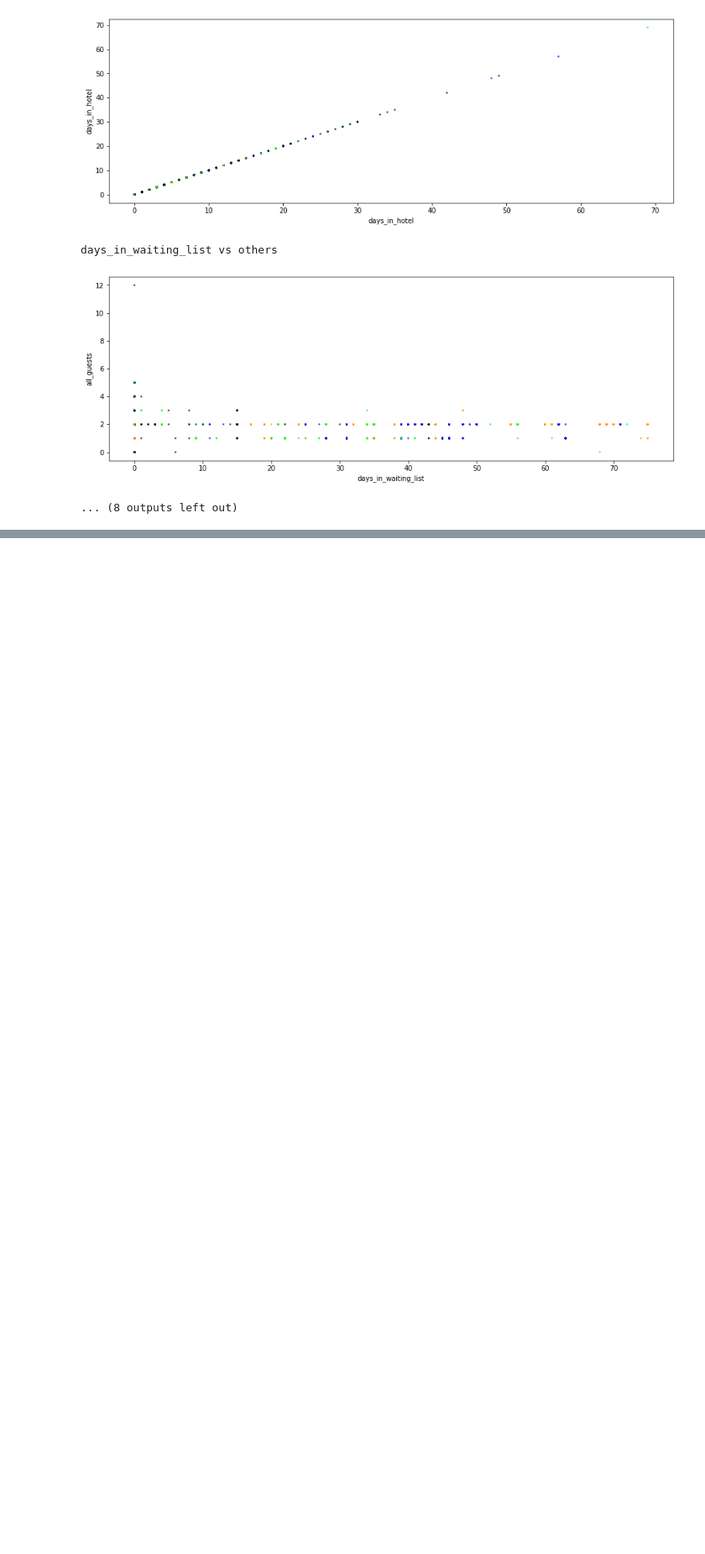
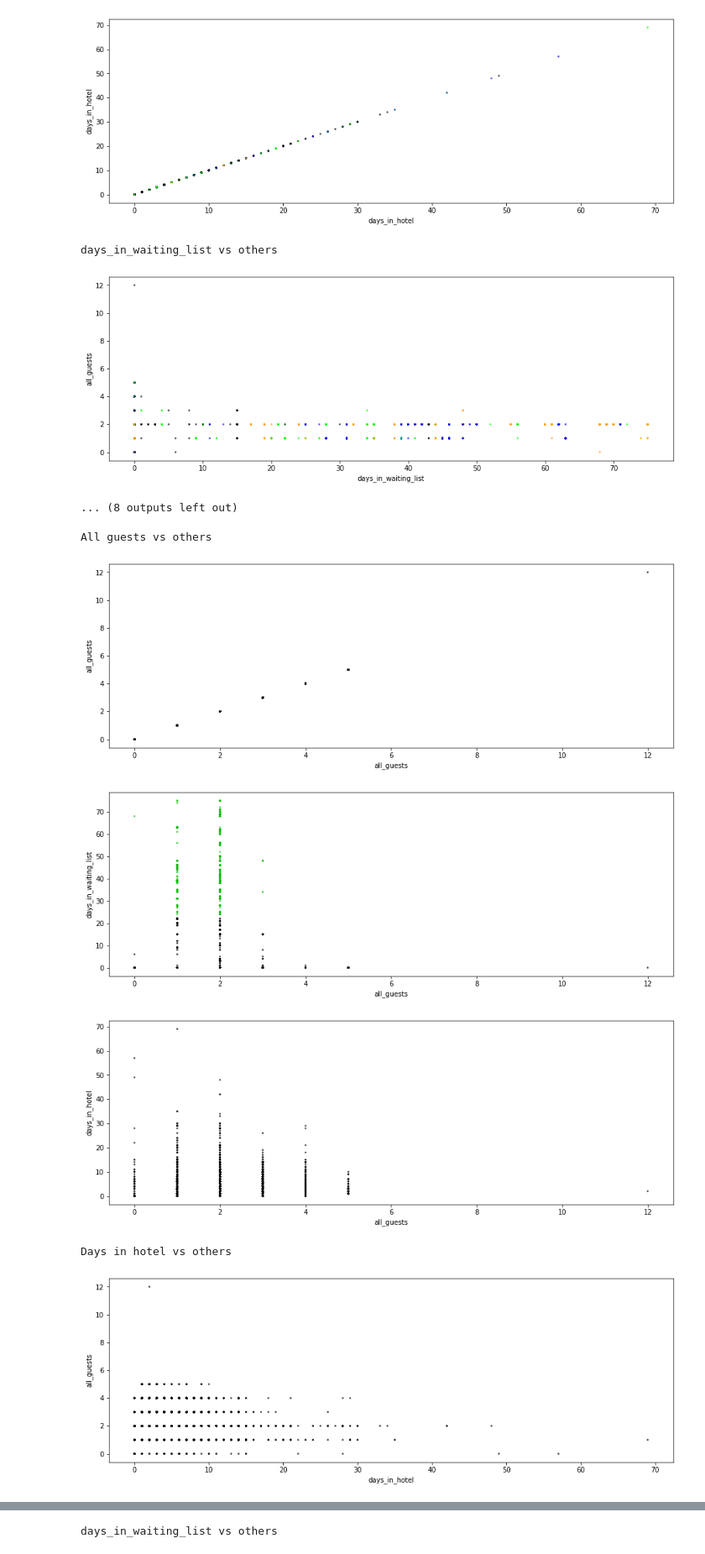
Before and after one commit to Makaa88/Eksploracja, a Jupyter notebook: Projekt.ipynb, the cells around one changed output, grey strips where cells are left out. Shown at 84% size. Cells and saved outputs as stored; diff of their text form; code cells hidden in the pictures; blank space fills up the shorter version.

```diff
--- a/Projekt.ipynb
+++ b/Projekt.ipynb
@@ -577,3 +582,27 @@ days_in_waiting_list vs others
 ... (8 outputs left out)
 # %%
 #Wywalic lead_time(wczesniejsza reserwacja)?
+without_lead_time = without_outliners_df.copy()
+without_lead_time = without_lead_time.drop(columns=['lead_time'])
+# %%
+kmeans = KMeans(n_clusters = 2, n_init=10, max_iter=350, random_state=42)
+kmeans_result = kmeans.fit(without_lead_time)
+
+print("All guests vs others")
+for i in without_lead_time:
+    show_clusters('all_guests', i, without_lead_time, kmeans_result)
+
+print("Days in hotel vs others")
+for i in without_lead_time:
+    show_clusters('days_in_hotel', i, without_lead_time, kmeans_result)
+
+print("days_in_waiting_list vs others")
+for i in without_lead_time:
+    show_clusters('days_in_waiting_list', i, without_lead_time, kmeans_result)
+# %% [output]
+All guests vs others
+[figure, added]
+[figure, added]
+[figure, added]
+Days in hotel vs others
+[figure, added]
@@ -579,0 +611 @@ days_in_waiting_list vs others
+days_in_waiting_list vs others
```
Also changed, not shown: parts of 11 cells of this notebook, 1 other file.
